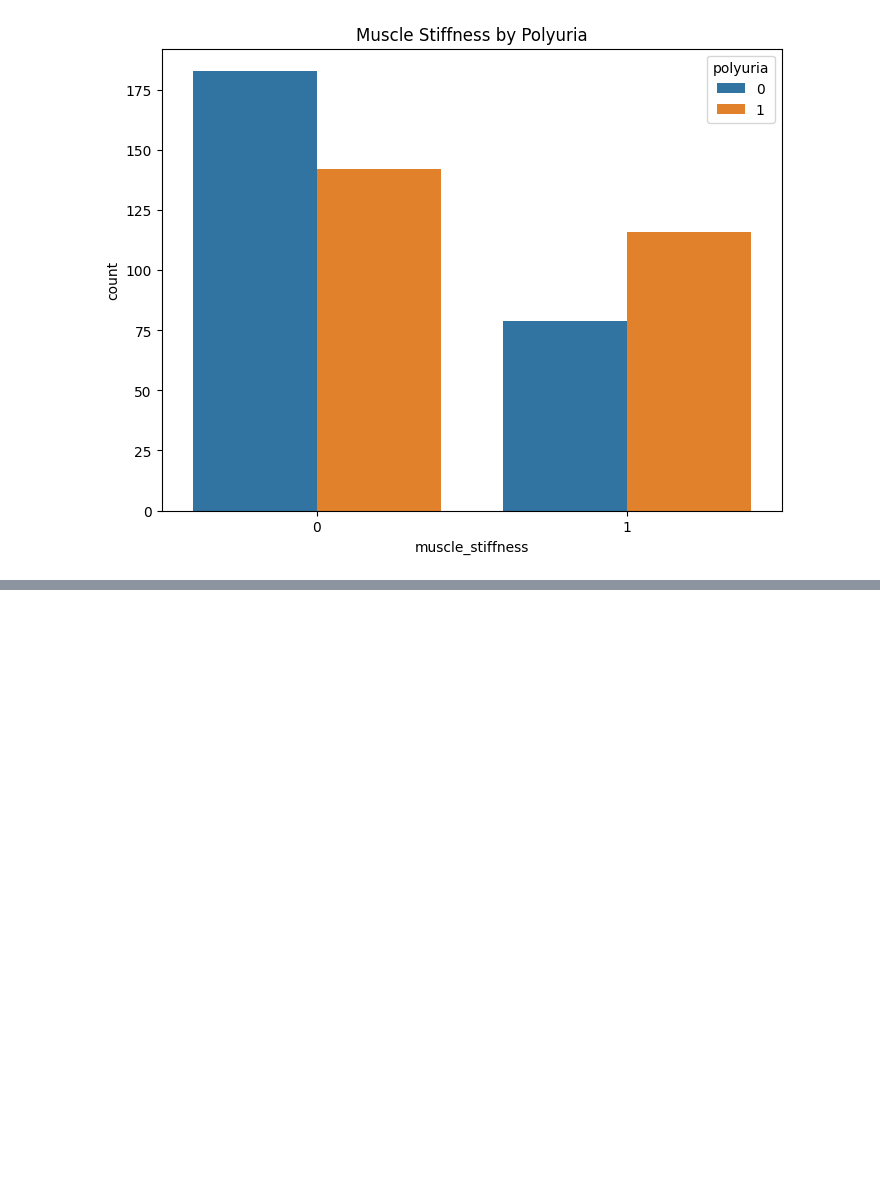
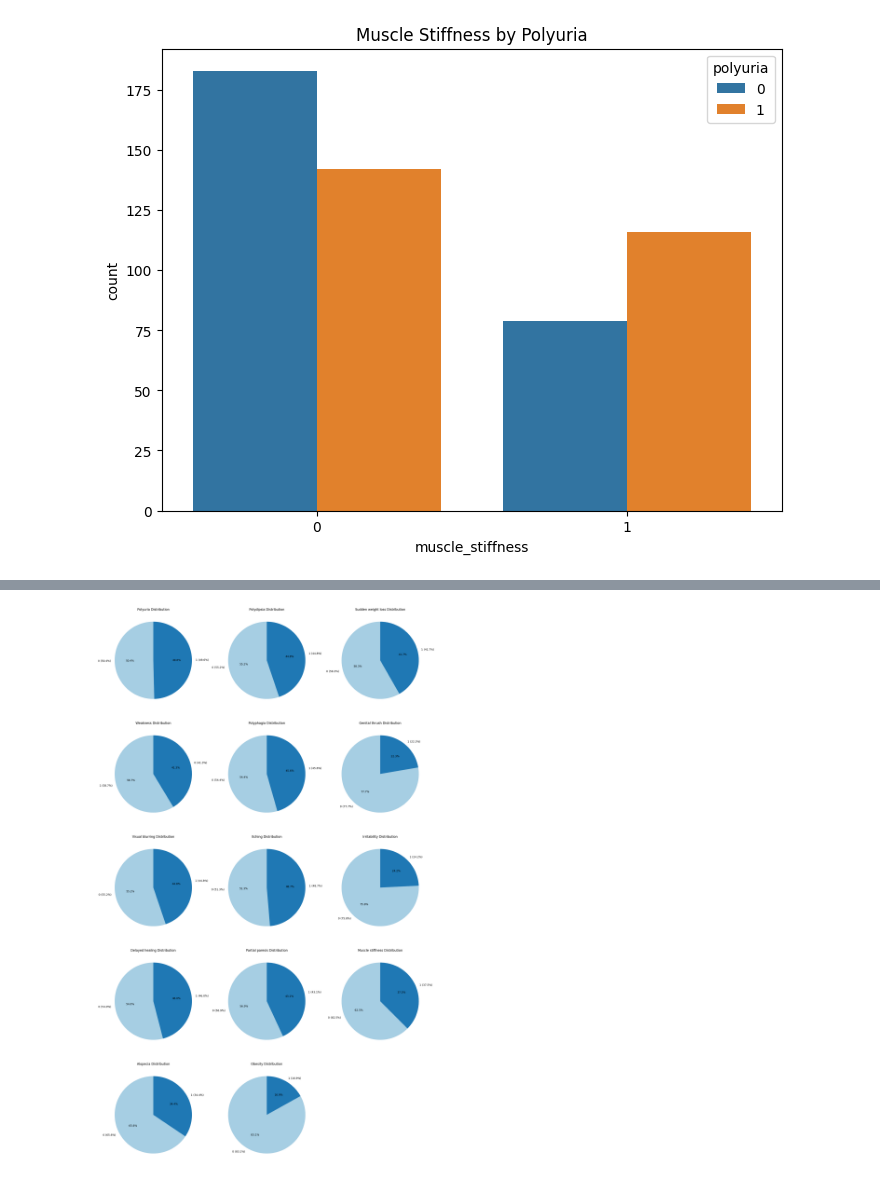
Before and after one commit to AKSHITHA-CHILUKA/Akshitha-GlucoSense-Infy-Nov2024, a Jupyter notebook: Diabities_data_analysis.ipynb, the cells around one changed output, grey strips where cells are left out. Drawn from its saved outputs; the diff is of its cells as text; code cells hidden in the pictures; blank space fills up the shorter version.

```diff
--- a/Diabities_data_analysis.ipynb
+++ b/Diabities_data_analysis.ipynb
@@ -256,0 +286,37 @@ plt.show()
+# %%
+
+categorical_columns = [
+    'polyuria', 'polydipsia', 'sudden_weight_loss', 'weakness',
+    'polyphagia', 'genital_thrush', 'visual_blurring', 'itching',
+    'irritability', 'delayed_healing', 'partial_paresis',
+    'muscle_stiffness', 'alopecia', 'obesity'
+]
+
+
+rows = (len(categorical_columns) + 2) // 3
+cols = 3
+
+fig, axes = plt.subplots(rows, cols, figsize=(18, 6 * rows))
+axes = axes.flatten()
+
+for i, column in enumerate(categorical_columns):
+    counts = df[column].value_counts()
+    labels = [f'{index} ({value}%)' for index, value in zip(counts.index, (counts / counts.sum() * 100).round(1))]
+
+    axes[i].pie(
+        counts,
+        labels=labels,
+        autopct='%1.1f%%',
+        startangle=90,
+        colors=plt.cm.Paired.colors[:len(counts)]
+    )
+    axes[i].set_title(f'{column.replace("_", " ").capitalize()} Distribution', fontsize=12)
+
+
+for j in range(i + 1, len(axes)):
+    fig.delaxes(axes[j])
+
+plt.tight_layout()
+plt.show()
+# %% [output]
+[figure, added]
```
Also changed, not shown: parts of 4 cells of this notebook.
